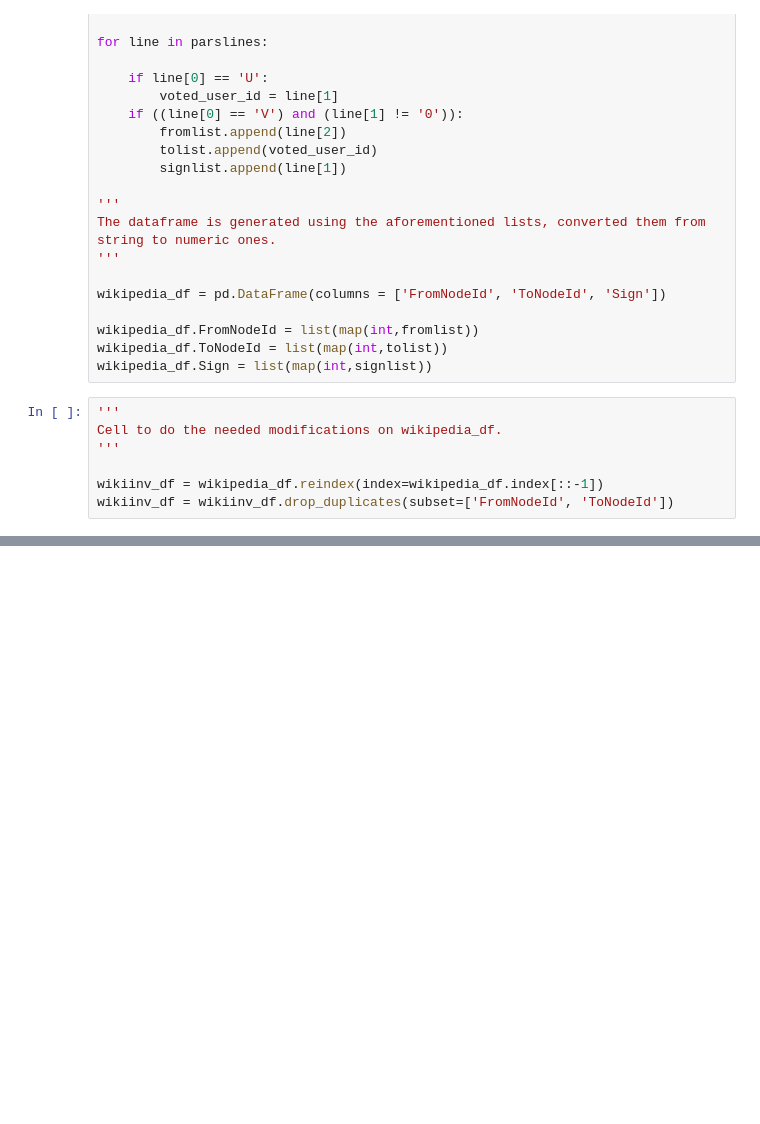
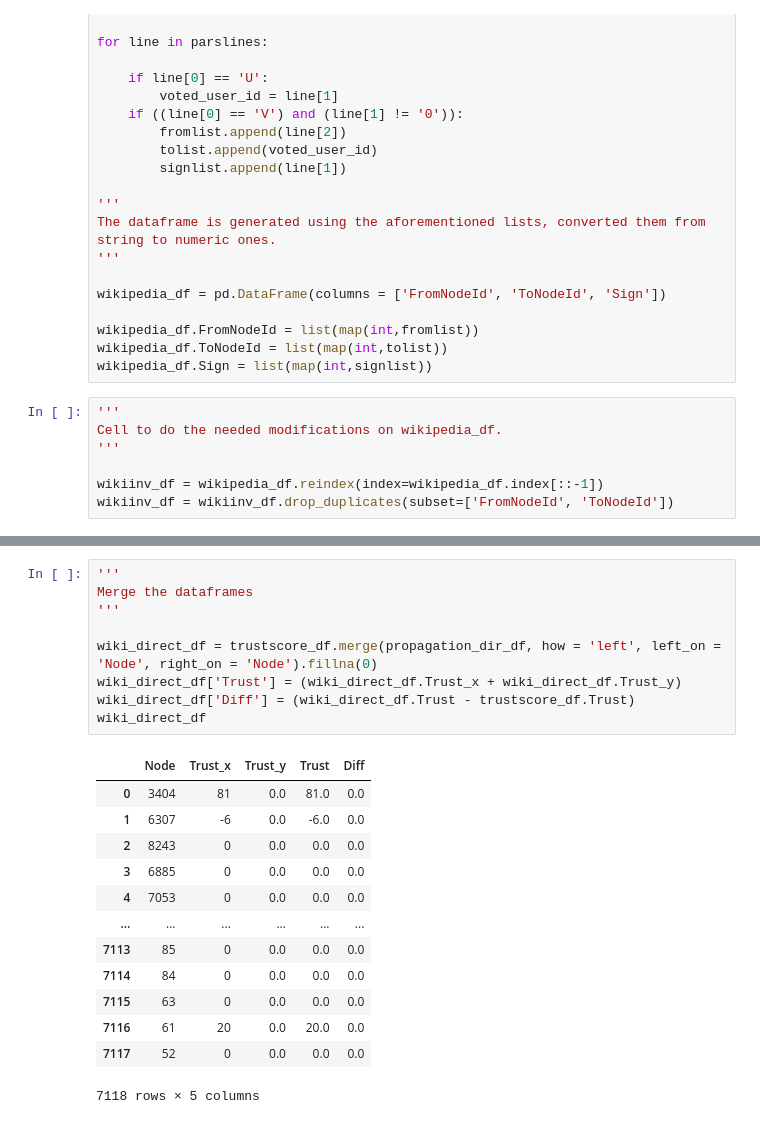
Before and after one commit to SachaKor/ADA-P4, a Jupyter notebook: ADA-P4-creative-extension.ipynb, the cells around one changed output, grey strips where cells are left out. Cells and saved outputs as stored; diff of their text form; blank space fills up the shorter version.

```diff
--- a/ADA-P4-creative-extension.ipynb
+++ b/ADA-P4-creative-extension.ipynb
@@ -284,0 +289,23 @@ ax = sns.heatmap(sla_visu, cmap = "Spectral")
+# %%
+'''
+Merge the dataframes
+'''
+
+wiki_direct_df = trustscore_df.merge(propagation_dir_df, how = 'left', left_on = 'Node', right_on = 'Node').fillna(0)
+wiki_direct_df['Trust'] = (wiki_direct_df.Trust_x + wiki_direct_df.Trust_y)
+wiki_direct_df['Diff'] = (wiki_direct_df.Trust - trustscore_df.Trust)
+wiki_direct_df
+# %% [output]
+|  | Node | Trust_x | Trust_y | Trust | Diff |
+| 0 | 3404 | 81 | 0.0 | 81.0 | 0.0 |
+| 1 | 6307 | -6 | 0.0 | -6.0 | 0.0 |
+| 2 | 8243 | 0 | 0.0 | 0.0 | 0.0 |
+| 3 | 6885 | 0 | 0.0 | 0.0 | 0.0 |
+| 4 | 7053 | 0 | 0.0 | 0.0 | 0.0 |
+| ... | ... | ... | ... | ... | ... |
+| 7113 | 85 | 0 | 0.0 | 0.0 | 0.0 |
+| 7114 | 84 | 0 | 0.0 | 0.0 | 0.0 |
+| 7115 | 63 | 0 | 0.0 | 0.0 | 0.0 |
+| 7116 | 61 | 20 | 0.0 | 20.0 | 0.0 |
+| 7117 | 52 | 0 | 0.0 | 0.0 | 0.0 |
+7118 rows × 5 columns
```
Also changed, not shown: parts of 28 cells of this notebook.
